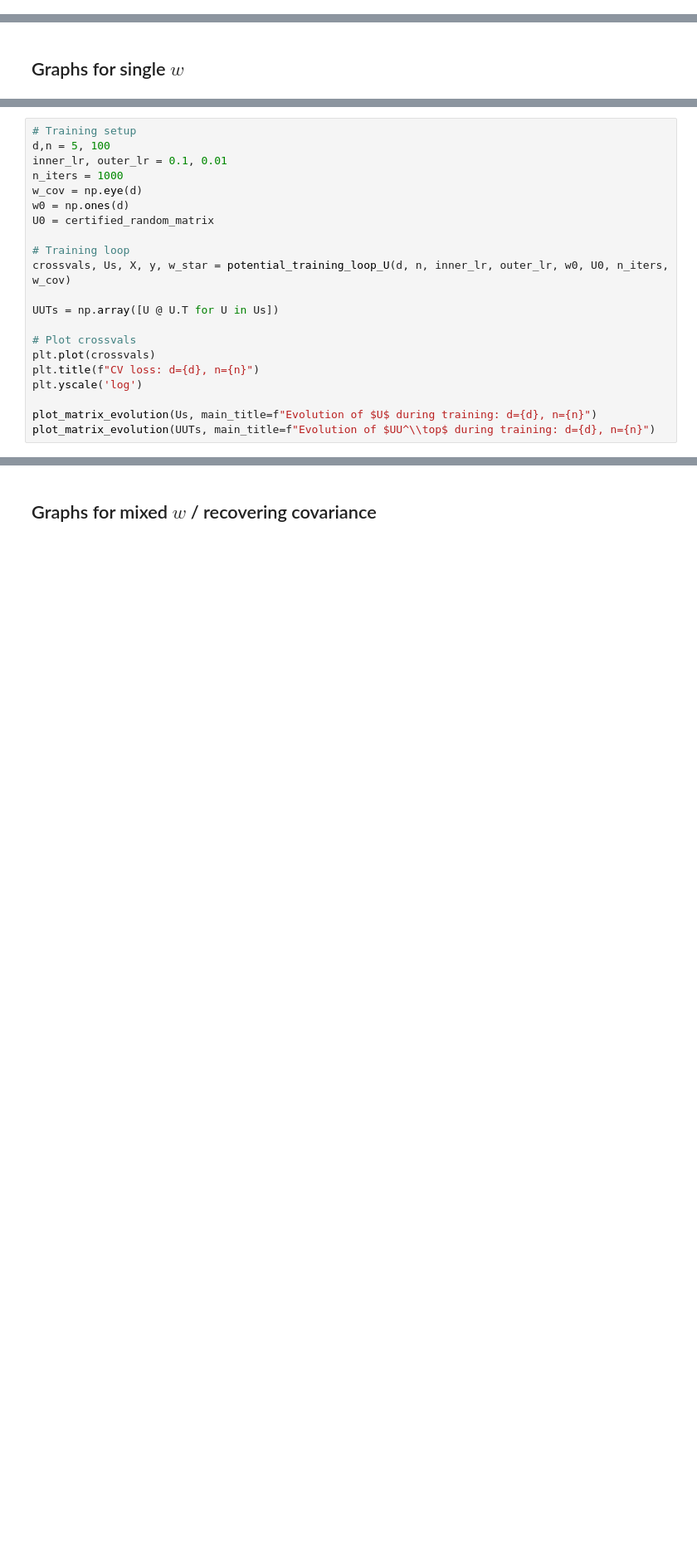
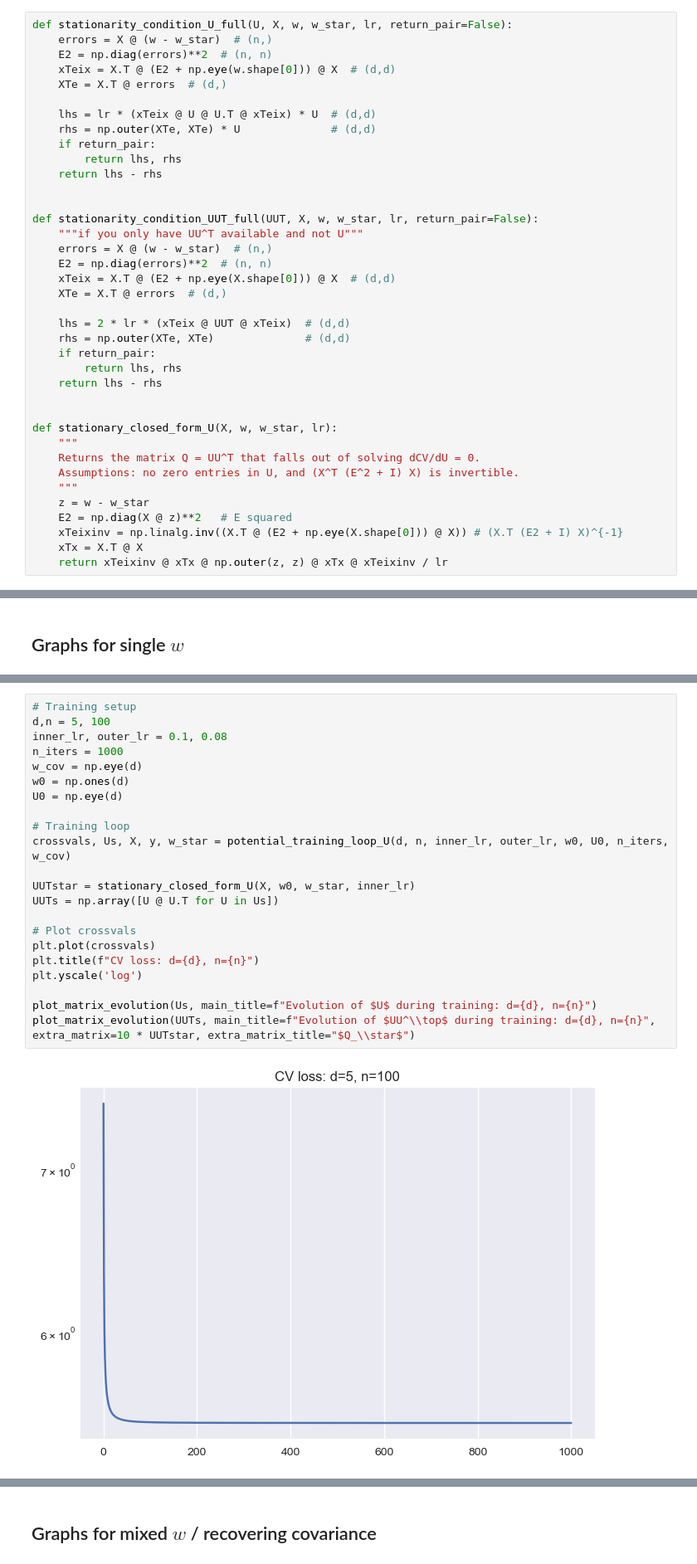
Before and after one commit to alexsemendinger/mirror-descent, a Jupyter notebook: md_single_step.ipynb, the cells around one changed output, grey strips where cells are left out. Shown at 83% size. Saved outputs shown, nothing was run; the diff lists cells and outputs as text; blank space fills up the shorter version.

```diff
--- a/md_single_step.ipynb
+++ b/md_single_step.ipynb
@@ -1075,0 +817,38 @@ test_potential_update_U()
+# %%
+def stationarity_condition_U_full(U, X, w, w_star, lr, return_pair=False):
+    errors = X @ (w - w_star)  # (n,)
+    E2 = np.diag(errors)**2  # (n, n)
+    xTeix = X.T @ (E2 + np.eye(w.shape[0])) @ X  # (d,d)
+    XTe = X.T @ errors  # (d,)
+
+    lhs = lr * (xTeix @ U @ U.T @ xTeix) * U  # (d,d)
+    rhs = np.outer(XTe, XTe) * U              # (d,d)
+    if return_pair:
+        return lhs, rhs
+    return lhs - rhs
+
+
+def stationarity_condition_UUT_full(UUT, X, w, w_star, lr, return_pair=False):
+    """if you only have UU^T available and not U"""
+    errors = X @ (w - w_star)  # (n,)
+    E2 = np.diag(errors)**2  # (n, n)
+    xTeix = X.T @ (E2 + np.eye(X.shape[0])) @ X  # (d,d)
+    XTe = X.T @ errors  # (d,)
+
+    lhs = 2 * lr * (xTeix @ UUT @ xTeix)  # (d,d)
+    rhs = np.outer(XTe, XTe)              # (d,d)
+    if return_pair:
+        return lhs, rhs
+    return lhs - rhs
+
+
+def stationary_closed_form_U(X, w, w_star, lr):
+    """
+    Returns the matrix Q = UU^T that falls out of solving dCV/dU = 0.
+    Assumptions: no zero entries in U, and (X^T (E^2 + I) X) is invertible.
+    """
+    z = w - w_star
+    E2 = np.diag(X @ z)**2   # E squared
+    xTeixinv = np.linalg.inv((X.T @ (E2 + np.eye(X.shape[0])) @ X)) # (X.T (E2 + I) X)^{-1}
+    xTx = X.T @ X
+    return xTeixinv @ xTx @ np.outer(z, z) @ xTx @ xTeixinv / lr
@@ -1080,21 +885,24 @@ certified_random_matrix = np.random.randn(d, d)
 # %%
 # Training setup
 d,n = 5, 100
-inner_lr, outer_lr = 0.1, 0.01
+inner_lr, outer_lr = 0.1, 0.08
 n_iters = 1000
 w_cov = np.eye(d)
 w0 = np.ones(d)
-U0 = certified_random_matrix
+U0 = np.eye(d)
 
 # Training loop
 crossvals, Us, X, y, w_star = potential_training_loop_U(d, n, inner_lr, outer_lr, w0, U0, n_iters, w_cov)
 
+UUTstar = stationary_closed_form_U(X, w0, w_star, inner_lr)
 UUTs = np.array([U @ U.T for U in Us])
 
 # Plot crossvals
 plt.plot(crossvals)
 plt.title(f"CV loss: d={d}, n={n}")
 plt.yscale('log')
 
 plot_matrix_evolution(Us, main_title=f"Evolution of $U$ during training: d={d}, n={n}")
-plot_matrix_evolution(UUTs, main_title=f"Evolution of $UU^\\top$ during training: d={d}, n={n}")
+plot_matrix_evolution(UUTs, main_title=f"Evolution of $UU^\\top$ during training: d={d}, n={n}", extra_matrix=10 * UUTstar, extra_matrix_title="$Q_\\star$")
+# %% [output]
+[figure, added]
```
Also changed, not shown: parts of 48 cells of this notebook.
